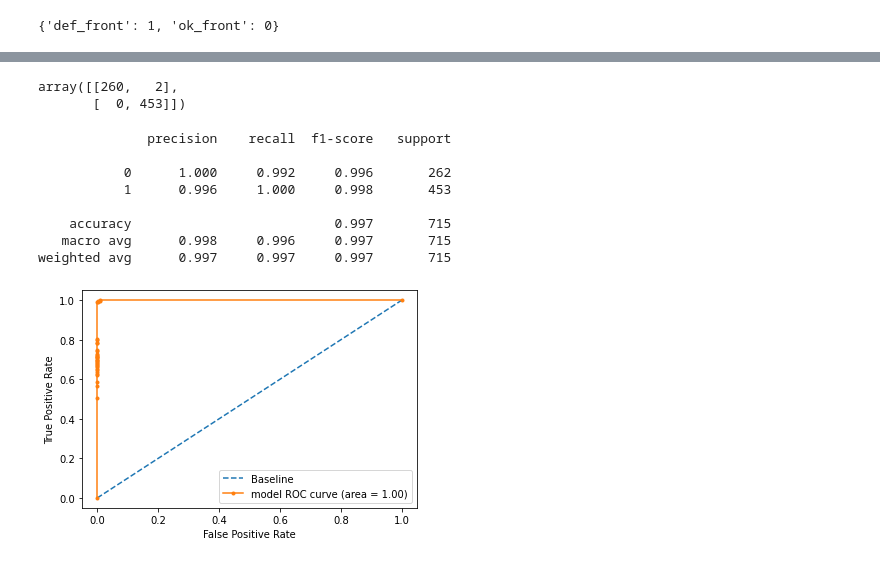
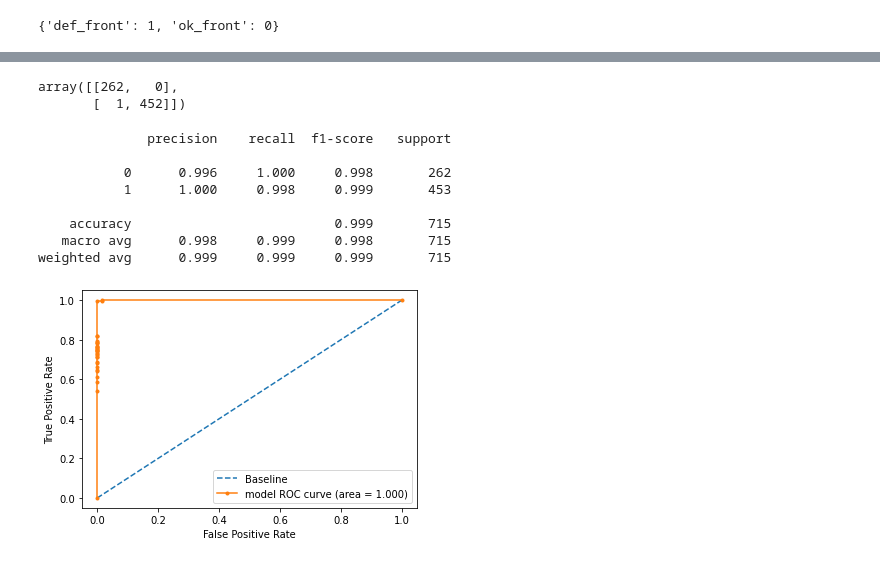
Before and after one commit to ShangWeiKuo/Portfolio, a Jupyter notebook: Python/Classification/Binary/Casting/Casting_binary_classification_BayesianOptimization.ipynb, the cells around one changed output, grey strips where cells are left out. Saved outputs shown, nothing was run; the diff lists cells and outputs as text; code cells hidden in the pictures.

```diff
--- a/Python/Classification/Binary/Casting/Casting_binary_classification_BayesianOptimization.ipynb
+++ b/Python/Classification/Binary/Casting/Casting_binary_classification_BayesianOptimization.ipynb
@@ -94,7 +141,7 @@ test_set.class_indices
 # %%
 def create_model(hp):
 
-  input_shape = (224,224) + (1, )
+  input_shape = (224,224,1)
   input = Input(input_shape, name='input')
   # Add a first layer
   layer = Conv2D(hp.Int('conv1', min_value=8, max_value=64, step=8), (3,3), activation='relu', padding='same')(input)
@@ -143,5 +190,5 @@ bestHP = bayes.get_best_hyperparameters(num_trials=1)[0]
 # %%
 # Call model and train the model
 model = bayes.hypermodel.build(bestHP)
-History = model.fit_generator(training_set, steps_per_epoch=training_set.n//BATCH_SIZE, validation_data=val_set, validation_steps=val_set.n//BATCH_SIZE, epochs=50, verbose=2, workers=8, callbacks=[es])
+History = model.fit_generator(training_set, steps_per_epoch=training_set.n//BATCH_SIZE, validation_data=val_set, validation_steps=val_set.n//BATCH_SIZE, epochs=80, verbose=2, workers=8, callbacks=[es])
 # %% [output]
@@ -251,20 +298,20 @@ true = test_set.classes
 # Evaluation - Confusion Matrix Part 2
 confusion_matrix(true, predictions)
 # %% [output]
-array([[260,   2],
-       [  0, 453]])
+array([[262,   0],
+       [  1, 452]])
 # %%
 # Evaluation - Confusion Matrix Part 3
 print(classification_report(true, predictions, digits=3))
 # %% [output]
               precision    recall  f1-score   support
 
-           0      1.000     0.992     0.996       262
-           1      0.996     1.000     0.998       453
+           0      0.996     1.000     0.998       262
+           1      1.000     0.998     0.999       453
 
-    accuracy                          0.997       715
-   macro avg      0.998     0.996     0.997       715
-weighted avg      0.997     0.997     0.997       715
+    accuracy                          0.999       715
+   macro avg      0.998     0.999     0.998       715
+weighted avg      0.999     0.999     0.999       715
 # %%
 # Evaluation - AUC & ROC Part 1
 test_auc = roc_auc_score(true, pred_probs)
@@ -272,19 +319,19 @@ true_probs = [0 for _ in range(len(true))]
 # %%
 # Evaluation - AUC & ROC Part 2
 
 # calculate roc curves
 true_fpr, true_tpr, _ = roc_curve(true, true_probs)
 pred_fpr, pred_tpr, _ = roc_curve(true, pred_probs)
 
 # plot the roc curve for the model
 pyplot.plot(true_fpr, true_tpr, linestyle='--', label='Baseline')
-pyplot.plot(pred_fpr, pred_tpr, marker='.', label='model ROC curve (area = %0.2f)' % test_auc)
+pyplot.plot(pred_fpr, pred_tpr, marker='.', label='model ROC curve (area = %0.3f)' % test_auc)
 # axis labels
 pyplot.xlabel('False Positive Rate')
 pyplot.ylabel('True Positive Rate')
 # show the legend
 pyplot.legend(loc="lower right")
 # show the plot
 pyplot.show()
 # %% [output]
-[figure, old version]
+[figure, new version]
```
Also changed, not shown: parts of 20 cells of this notebook.
